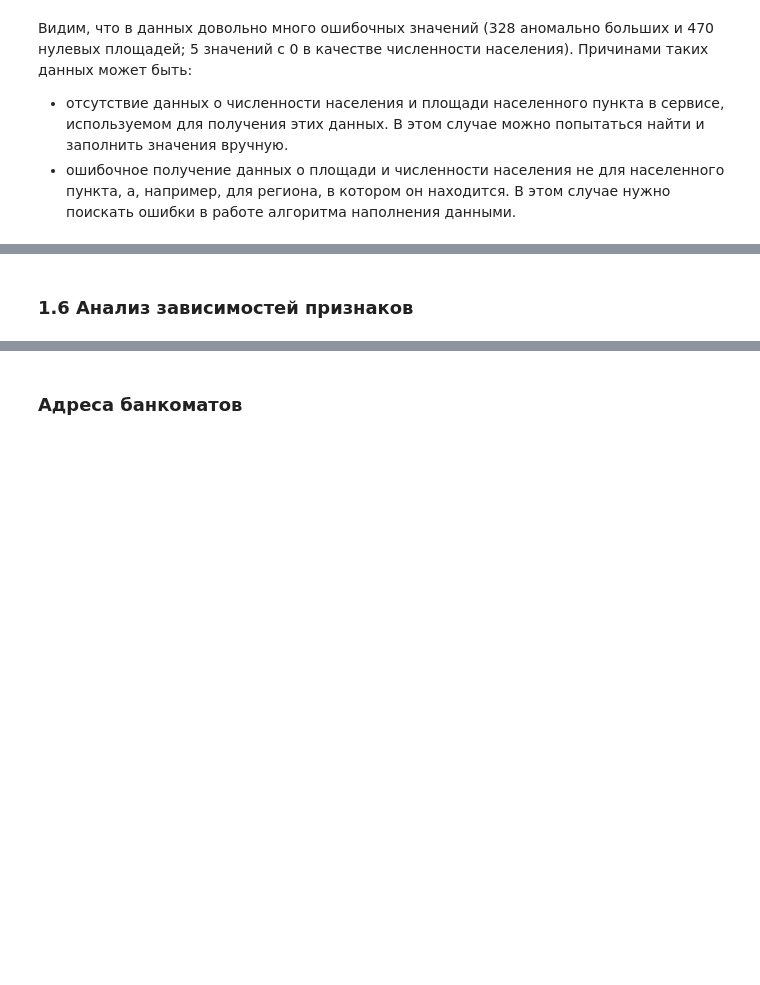
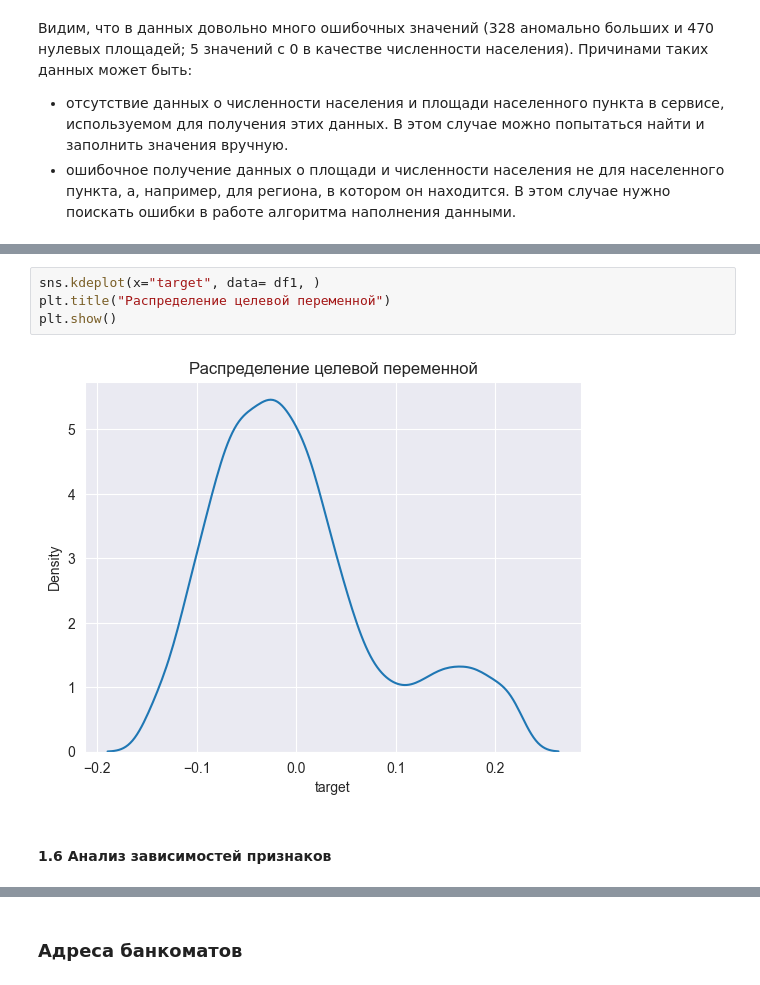
Before and after one commit to SeVlVershinin/atm-project, a Jupyter notebook: eda/eda.ipynb, the cells around one changed output, grey strips where cells are left out. Saved outputs shown, nothing was run; the diff lists cells and outputs as text; blank space fills up the shorter version.

```diff
--- a/eda/eda.ipynb
+++ b/eda/eda.ipynb
@@ -175,5 +188,11 @@ print('Количество строк с нулевой численность
+# %%
+sns.kdeplot(x="target", data= df1, )
+plt.title("Распределение целевой переменной")
+plt.show()
+# %% [output]
+[figure, added]
 # %% [markdown]
-### 1.6 Анализ зависимостей признаков
+#### 1.6 Анализ зависимостей признаков
 # %%
 
 import seaborn as sns
```
Also changed, not shown: parts of 6 cells of this notebook.
